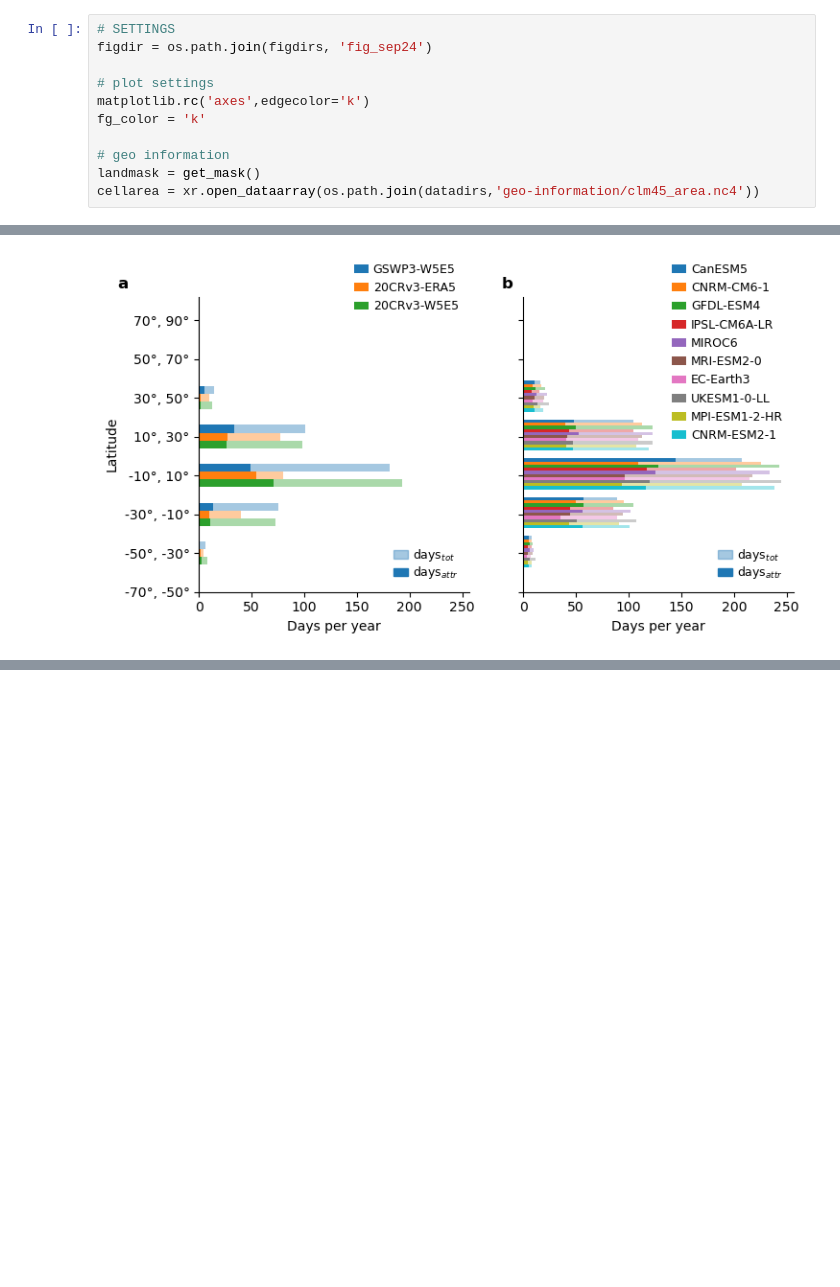
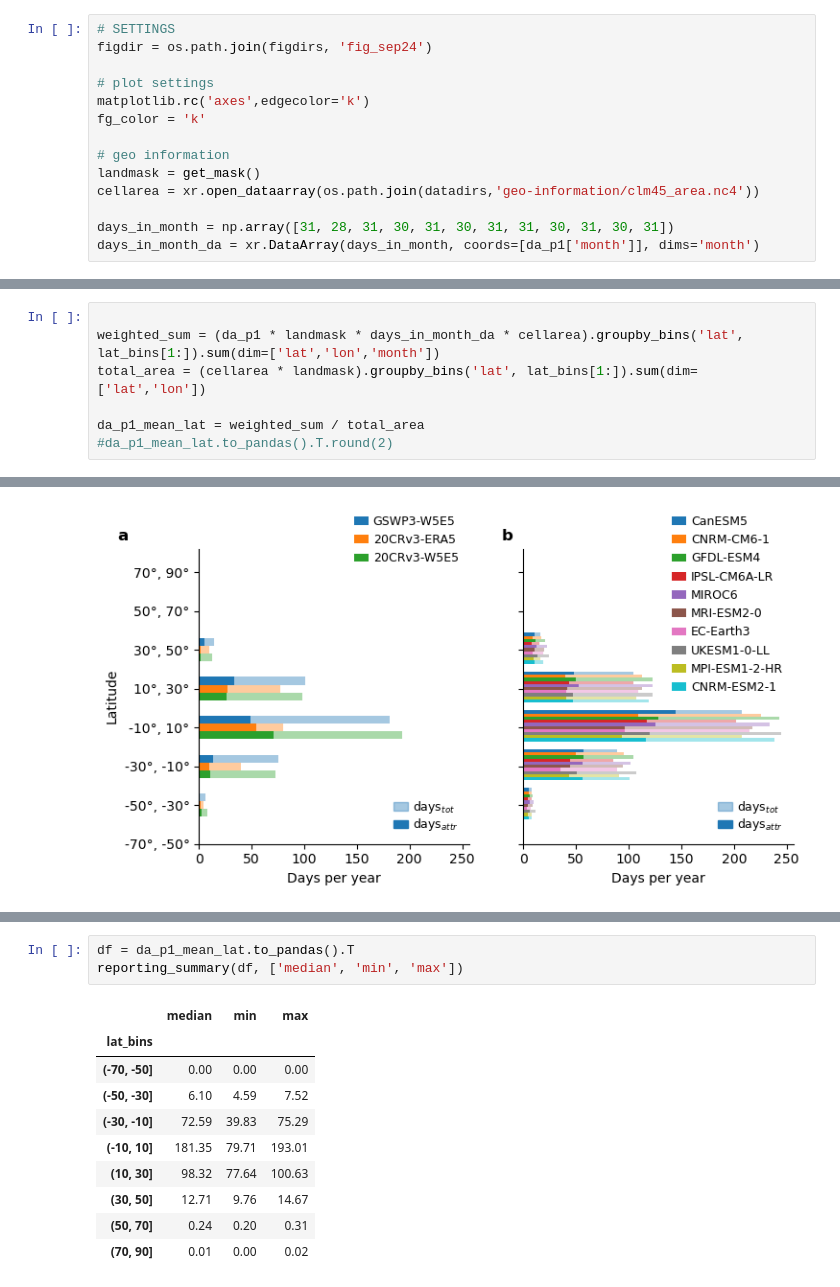
Before and after one commit to rosapietroiusti/attr-hs, a Jupyter notebook: main/attr-hw-fig1-SI.ipynb, the cells around one changed output, grey strips where cells are left out. Drawn from its saved outputs; the diff is of its cells as text; blank space fills up the shorter version.

```diff
--- a/main/attr-hw-fig1-SI.ipynb
+++ b/main/attr-hw-fig1-SI.ipynb
@@ -85,4 +70,7 @@ fg_color = 'k'
 # geo information
 landmask = get_mask()
 cellarea = xr.open_dataarray(os.path.join(datadirs,'geo-information/clm45_area.nc4'))
+
+days_in_month = np.array([31, 28, 31, 30, 31, 30, 31, 31, 30, 31, 30, 31])
+days_in_month_da = xr.DataArray(days_in_month, coords=[da_p1['month']], dims='month')
 # %% [markdown]
@@ -302,3 +224,10 @@ da_p1_mean_lat = weighted_sum / total_area
+# %%
+
+weighted_sum = (da_p1 * landmask * days_in_month_da * cellarea).groupby_bins('lat', lat_bins[1:]).sum(dim=['lat','lon','month'])
+total_area = (cellarea * landmask).groupby_bins('lat', lat_bins[1:]).sum(dim=['lat','lon'])
+
+da_p1_mean_lat = weighted_sum / total_area
+#da_p1_mean_lat.to_pandas().T.round(2)
 # %%
 weighted_sum = (da_nAHD_obs * landmask * cellarea).groupby_bins('lat', lat_bins[1:]).sum(dim=['lat','lon'])
 total_area = (cellarea * landmask).groupby_bins('lat', lat_bins[1:]).sum(dim=['lat','lon'])
@@ -593,0 +521,14 @@ da_p1_mean_lat.to_pandas().T.round(2)
+# %%
+df = da_p1_mean_lat.to_pandas().T
+reporting_summary(df, ['median', 'min', 'max'])
+# %% [output]
+|  | median | min | max |
+| lat_bins |  |  |  |
+| (-70, -50] | 0.00 | 0.00 | 0.00 |
+| (-50, -30] | 6.10 | 4.59 | 7.52 |
+| (-30, -10] | 72.59 | 39.83 | 75.29 |
+| (-10, 10] | 181.35 | 79.71 | 193.01 |
+| (10, 30] | 98.32 | 77.64 | 100.63 |
+| (30, 50] | 12.71 | 9.76 | 14.67 |
+| (50, 70] | 0.24 | 0.20 | 0.31 |
+| (70, 90] | 0.01 | 0.00 | 0.02 |
```
Also changed, not shown: parts of 26 cells of this notebook, 34 other files.
